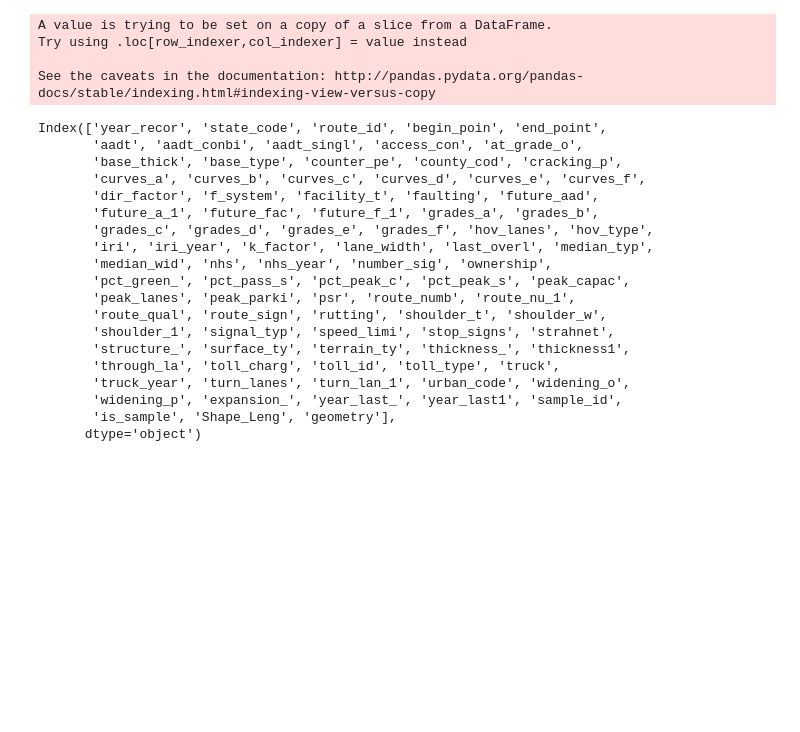
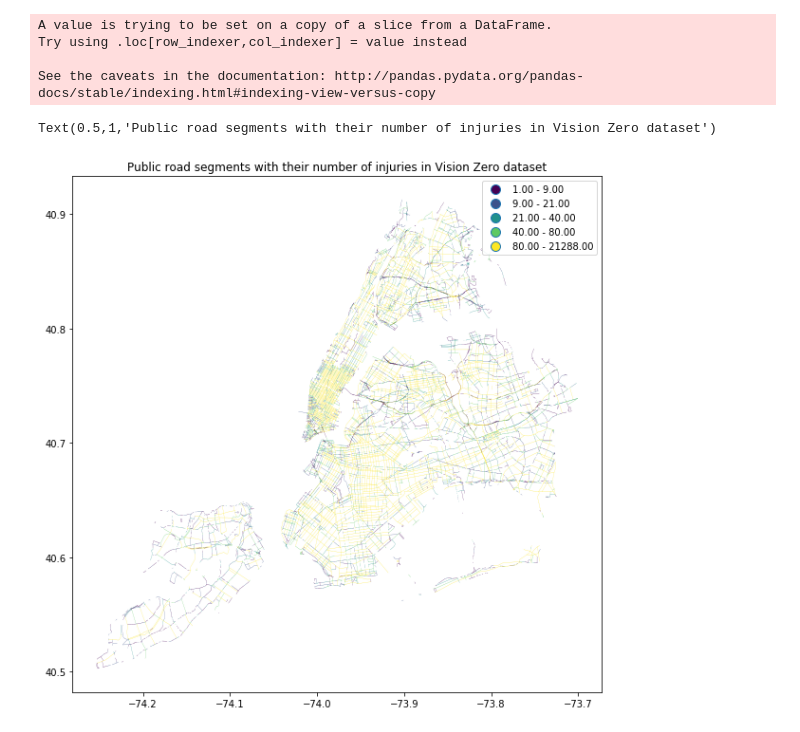
Before and after one commit to maitagorri/vzny-external, a Jupyter notebook: TDI Challenge -- P.3 VZNY.ipynb, the cells around one changed output. Drawn from its saved outputs; the diff is of its cells as text; code cells hidden in the pictures; blank space fills up the shorter version.

```diff
--- a/TDI Challenge -- P.3 VZNY.ipynb
+++ b/TDI Challenge -- P.3 VZNY.ipynb
@@ -150,39 +161,25 @@ g=inj_on_road.groupby(['index_right'])
 inj_sect_pivot = g['Injuries'].sum()
 inj_sect_pivot = pd.DataFrame({'sect_buffer_id':inj_sect_pivot.index, 'Injuries':inj_sect_pivot.values})
 # %%
-# we got some duplicates from the precinct join earlier...
-corresponding_buffer['buffer_index']=corresponding_buffer.index
-corresponding_buffer = corresponding_buffer.drop_duplicates(subset='buffer_index')
-#corresponding_buffer = corresponding_buffer.drop('index_right')
+# we got some duplicates from the precinct join earlier... cleaning up the buffered roads dataframe
+corresponding_buffer['sect_buffer_id']=corresponding_buffer.index
+corresponding_buffer = corresponding_buffer.drop_duplicates(subset='sect_buffer_id')
+
+corresponding_buffer = corresponding_buffer.loc[inj_sect_pivot.sect_buffer_id.values]
+corresponding_buffer.index = corresponding_buffer.sect_buffer_id
 # %% [output]
 A value is trying to be set on a copy of a slice from a DataFrame.
 Try using .loc[row_indexer,col_indexer] = value instead
 
 See the caveats in the documentation: http://pandas.pydata.org/pandas-docs/stable/indexing.html#indexing-view-versus-copy
-# %%
-corresponding_buffer = corresponding_buffer.loc[inj_sect_pivot.sect_buffer_id.values]
-corresponding_buffer.index = corresponding_buffer.buffer_index
-#[k for k in section_with_buffer.keys() if 'index' in k]
-# %%
-sections.keys()
-# %% [output]
-Index(['year_recor', 'state_code', 'route_id', 'begin_poin', 'end_point',
-       'aadt', 'aadt_conbi', 'aadt_singl', 'access_con', 'at_grade_o',
-       'base_thick', 'base_type', 'counter_pe', 'county_cod', 'cracking_p',
-       'curves_a', 'curves_b', 'curves_c', 'curves_d', 'curves_e', 'curves_f',
-       'dir_factor', 'f_system', 'facility_t', 'faulting', 'future_aad',
-       'future_a_1', 'future_fac', 'future_f_1', 'grades_a', 'grades_b',
-       'grades_c', 'grades_d', 'grades_e', 'grades_f', 'hov_lanes', 'hov_type',
-       'iri', 'iri_year', 'k_factor', 'lane_width', 'last_overl', 'median_typ',
-       'median_wid', 'nhs', 'nhs_year', 'number_sig', 'ownership',
-       'pct_green_', 'pct_pass_s', 'pct_peak_c', 'pct_peak_s', 'peak_capac',
-       'peak_lanes', 'peak_parki', 'psr', 'route_numb', 'route_nu_1',
-       'route_qual', 'route_sign', 'rutting', 'shoulder_t', 'shoulder_w',
-       'shoulder_1', 'signal_typ', 'speed_limi', 'stop_signs', 'strahnet',
-       'structure_', 'surface_ty', 'terrain_ty', 'thickness_', 'thickness1',
-       'through_la', 'toll_charg', 'toll_id', 'toll_type', 'truck',
-       'truck_year', 'turn_lanes', 'turn_lan_1', 'urban_code', 'widening_o',
-       'widening_p', 'expansion_', 'year_last_', 'year_last1', 'sample_id',
-       'is_sample', 'Shape_Leng', 'geometry'],
-      dtype='object')
+# %%
+# plot roads by injury number
+fig3, ax3 = plt.subplots(figsize=(10,10))
+road_injuries=corresponding_buffer.merge(inj_sect_pivot[['Injuries','sect_buffer_id']], on='sect_buffer_id').plot(
+    ax=ax3, column='Injuries',scheme='quantiles',markersize=1,legend=True)
+
+ax3.set_title('Public road segments with their number of injuries in Vision Zero dataset')
+# %% [output]
+Text(0.5,1,'Public road segments with their number of injuries in Vision Zero dataset')
+[figure, added]
 # %%
```
Also changed, not shown: parts of 19 cells of this notebook.
